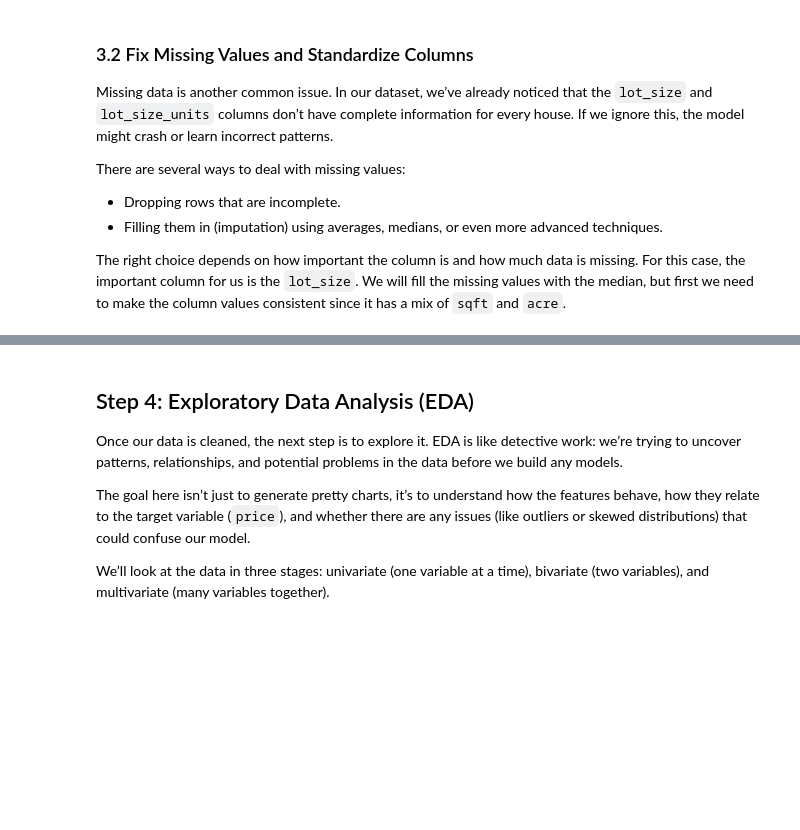
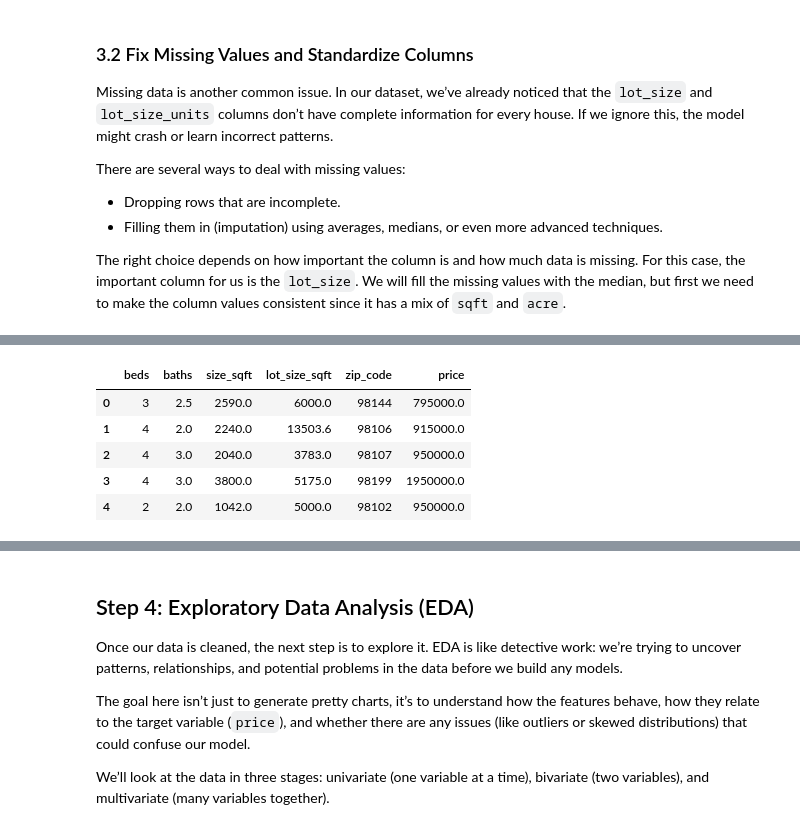
Before and after one commit to erickhangati/machine-learning-projects, a Jupyter notebook: linear-regression/house-price-prediction/house-price-prediction.ipynb, the cells around one changed output, grey strips where cells are left out. Saved outputs shown, nothing was run; the diff lists cells and outputs as text; code cells hidden in the pictures; blank space fills up the shorter version.

```diff
--- a/linear-regression/house-price-prediction/house-price-prediction.ipynb
+++ b/linear-regression/house-price-prediction/house-price-prediction.ipynb
@@ -157,15 +239,11 @@ dtype: int64
 # %%
-# Create column 'lot_size_sqft' with standardized sqft units
-df['lot_size_sqft'] = df.apply(
-    lambda row: row['lot_size'] * 43560 if row['lot_size_units'] == 'acre' else row['lot_size'], axis=1
-)
-
-# Fill missing values with median
-lot_size_median = df['lot_size_sqft'].median()
-df['lot_size_sqft'] = df['lot_size_sqft'].fillna(lot_size_median)
-
-# Rename 'size' column
-df = df.rename(columns={'size': 'size_sqft'})
-
-# Drop the unnecessary columns
-df = df.drop(columns=['lot_size', 'lot_size_units', 'size_units'])
+# Standardize columns and fix missing values (Train Set)
+data_train, median_train = fix_missing_values(data=data_train, is_train=True)
+data_train.head()
+# %% [output]
+|  | beds | baths | size_sqft | lot_size_sqft | zip_code | price |
+| 0 | 3 | 2.5 | 2590.0 | 6000.0 | 98144 | 795000.0 |
+| 1 | 4 | 2.0 | 2240.0 | 13503.6 | 98106 | 915000.0 |
+| 2 | 4 | 3.0 | 2040.0 | 3783.0 | 98107 | 950000.0 |
+| 3 | 4 | 3.0 | 3800.0 | 5175.0 | 98199 | 1950000.0 |
+| 4 | 2 | 2.0 | 1042.0 | 5000.0 | 98102 | 950000.0 |
```
Also changed, not shown: parts of 33 cells of this notebook.
